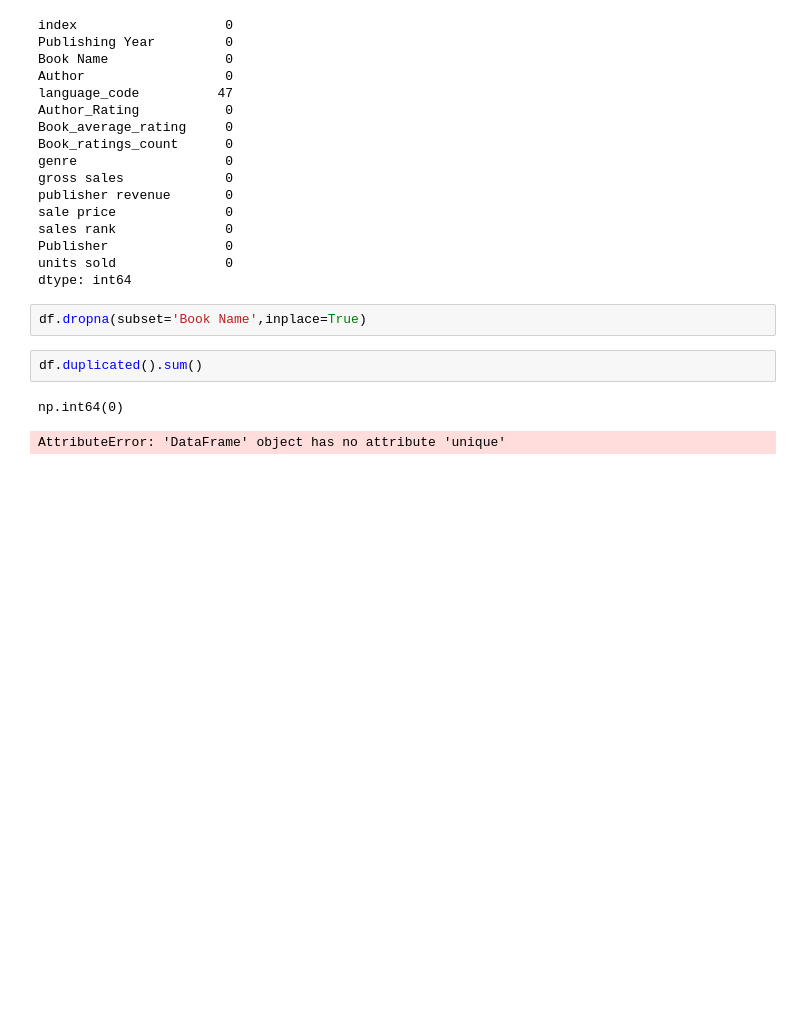
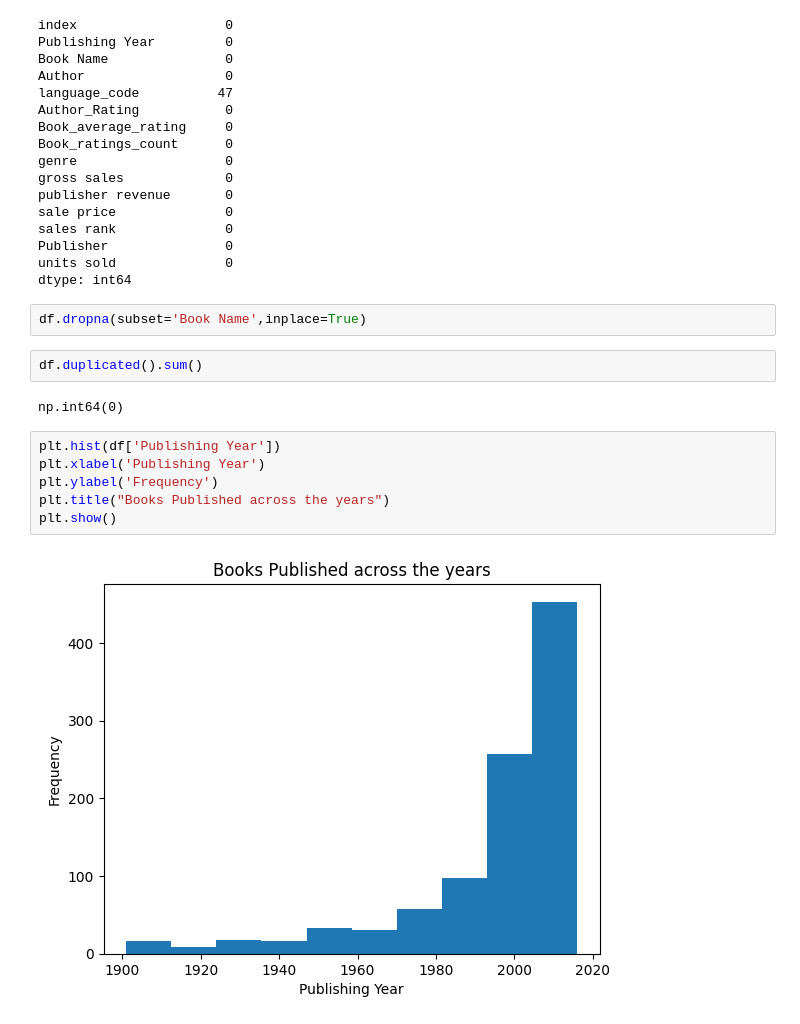
Before and after one commit to Abdul-Rafay-web/Data-Wrangling, a Jupyter notebook: Books Data Analysis and EDA/books_data_analysis.ipynb, the cells around one changed output. Saved outputs shown, nothing was run; the diff lists cells and outputs as text; blank space fills up the shorter version.

Commit message:
Graphs Comparisons

```diff
--- a/Books Data Analysis and EDA/books_data_analysis.ipynb
+++ b/Books Data Analysis and EDA/books_data_analysis.ipynb
@@ -53,5 +53,10 @@ df.duplicated().sum()
 # %% [output]
 np.int64(0)
 # %%
+plt.hist(df['Publishing Year'])
+plt.xlabel('Publishing Year')
+plt.ylabel('Frequency')
+plt.title("Books Published across the years")
+plt.show()
 # %% [output]
-AttributeError: 'DataFrame' object has no attribute 'unique'
+[figure, added]
```
Also changed, not shown: parts of 6 cells of this notebook.
